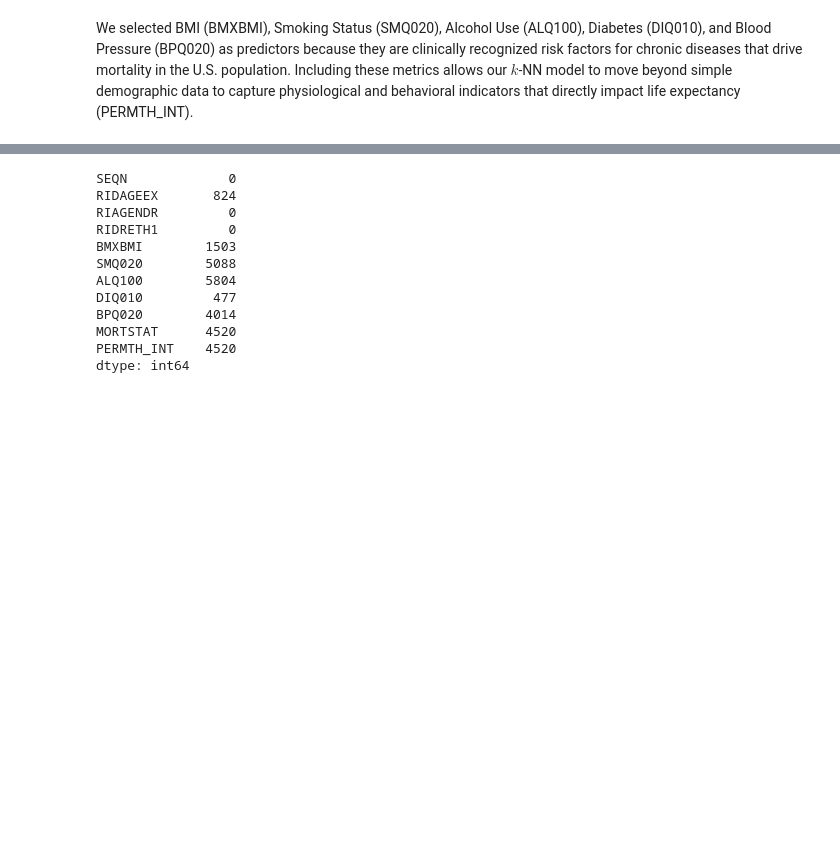
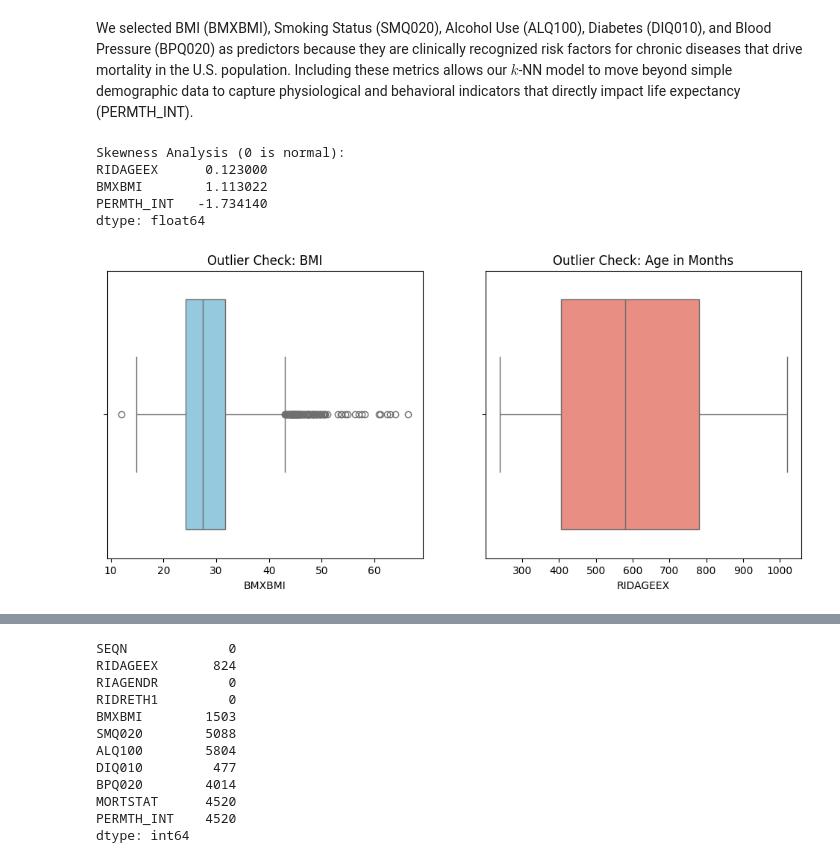
Before and after one commit to skang0812/ML-Project-1, a Jupyter notebook: project_1_bsds.ipynb, the cells around one changed output, grey strips where cells are left out. Drawn from its saved outputs; the diff is of its cells as text; code cells hidden in the pictures; blank space fills up the shorter version.

Commit message:
visualized outliers, heatmap, and contingency tables

```diff
--- a/project_1_bsds.ipynb
+++ b/project_1_bsds.ipynb
@@ -212,3 +212,28 @@ print(df.shape)
 (9965, 11)
 # %% [markdown]
 We selected BMI (BMXBMI), Smoking Status (SMQ020), Alcohol Use (ALQ100), Diabetes (DIQ010), and Blood Pressure (BPQ020) as predictors because they are clinically recognized risk factors for chronic diseases that drive mortality in the U.S. population. Including these metrics allows our $k$-NN model to move beyond simple demographic data to capture physiological and behavioral indicators that directly impact life expectancy (PERMTH_INT).
+# %%
+#check skewness for continuous variables
+print("Skewness Analysis (0 is normal):")
+print(df[['RIDAGEEX', 'BMXBMI', 'PERMTH_INT']].skew())
+
+#visualize outliers
+import matplotlib.pyplot as plt
+import seaborn as sns
+
+plt.figure(figsize=(12, 5))
+plt.subplot(1, 2, 1)
+sns.boxplot(x=df['BMXBMI'], color='skyblue')
+plt.title('Outlier Check: BMI')
+
+plt.subplot(1, 2, 2)
+sns.boxplot(x=df['RIDAGEEX'], color='salmon')
+plt.title('Outlier Check: Age in Months')
+plt.show()
+# %% [output]
+Skewness Analysis (0 is normal):
+RIDAGEEX      0.123000
+BMXBMI        1.113022
+PERMTH_INT   -1.734140
+dtype: float64
+[figure, added]
```
Also changed, not shown: parts of 2 cells of this notebook.
